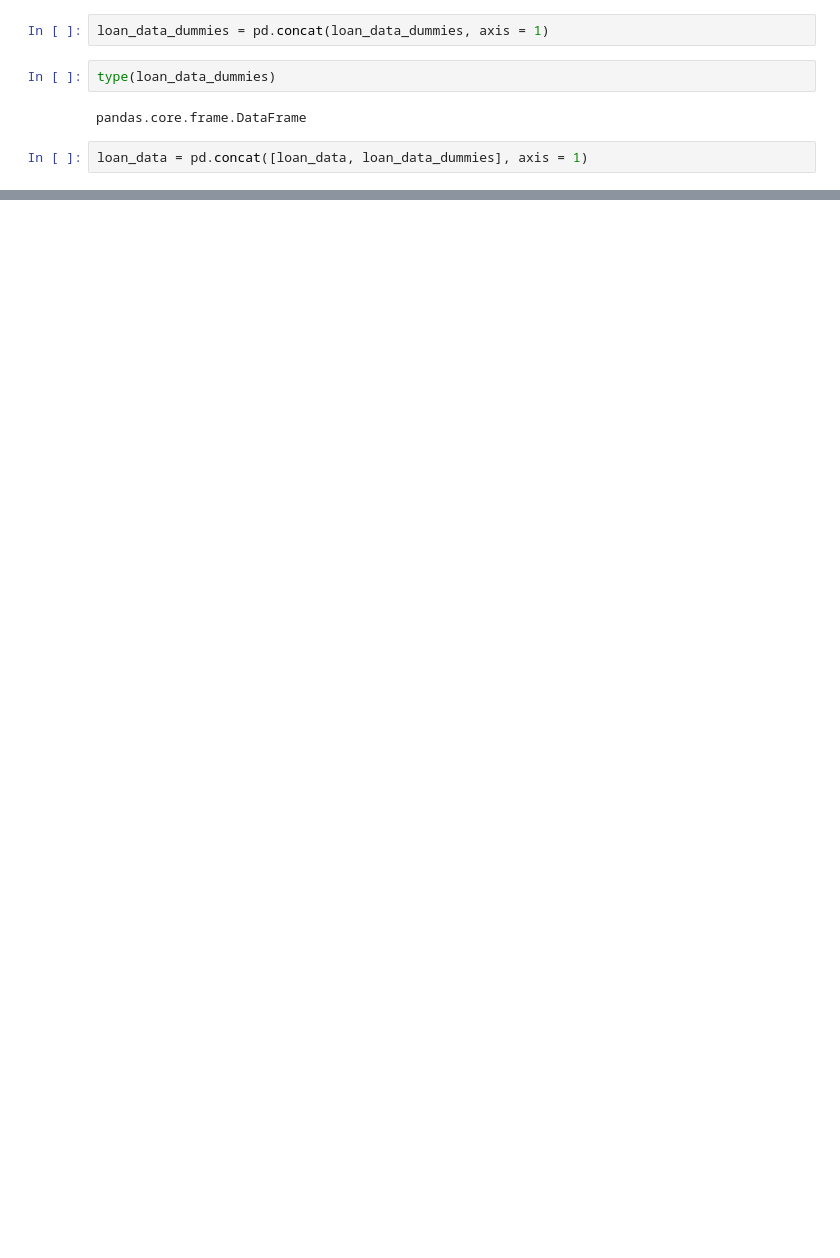
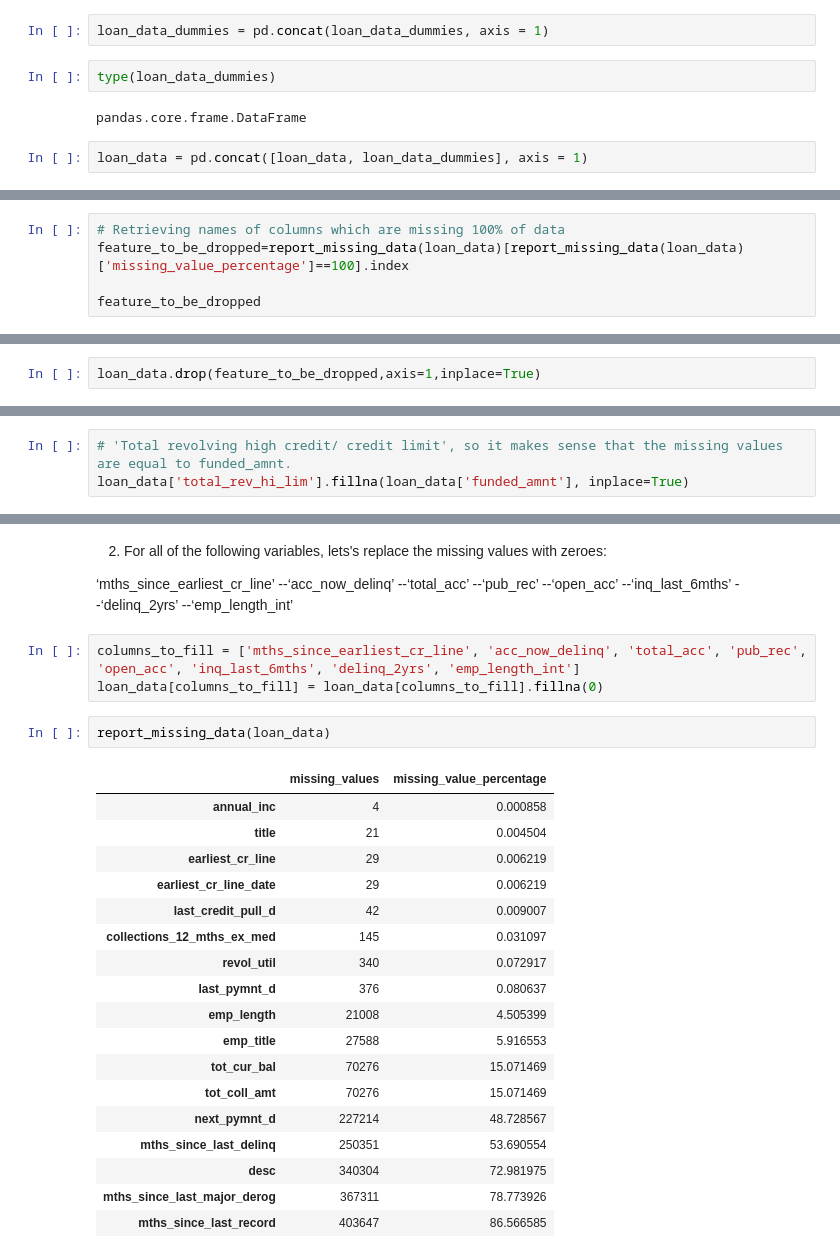
Before and after one commit to HimanshuChoudhary3004/Credit-risk-modeling, a Jupyter notebook: Data Preprocessing/Data_Preprocessing_1.ipynb, the cells around one changed output, grey strips where cells are left out. Cells and saved outputs as stored; diff of their text form; blank space fills up the shorter version.

Commit message:
Dummy variable crearted and missing value handled

```diff
--- a/Data Preprocessing/Data_Preprocessing_1.ipynb
+++ b/Data Preprocessing/Data_Preprocessing_1.ipynb
@@ -294,0 +360,5 @@ loan_data.shape
+# %%
+# Retrieving names of columns which are missing 100% of data
+feature_to_be_dropped=report_missing_data(loan_data)[report_missing_data(loan_data)['missing_value_percentage']==100].index
+
+feature_to_be_dropped
@@ -294,0 +372,2 @@ loan_data.shape
+# %%
+loan_data.drop(feature_to_be_dropped,axis=1,inplace=True)
@@ -294,0 +398,3 @@ loan_data.shape
+# %%
+# 'Total revolving high credit/ credit limit', so it makes sense that the missing values are equal to funded_amnt.
+loan_data['total_rev_hi_lim'].fillna(loan_data['funded_amnt'], inplace=True)
@@ -294,0 +430,28 @@ loan_data.shape
+# %% [markdown]
+2. For all of the following variables, lets's replace the missing values with zeroes:
+
+‘mths_since_earliest_cr_line’ --‘acc_now_delinq’ --‘total_acc’ --‘pub_rec’ --‘open_acc’ --‘inq_last_6mths’ --‘delinq_2yrs’ --‘emp_length_int’
+# %%
+columns_to_fill = ['mths_since_earliest_cr_line', 'acc_now_delinq', 'total_acc', 'pub_rec', 'open_acc', 'inq_last_6mths', 'delinq_2yrs', 'emp_length_int']
+loan_data[columns_to_fill] = loan_data[columns_to_fill].fillna(0)
+# %%
+report_missing_data(loan_data)
+# %% [output]
+|  | missing_values | missing_value_percentage |
+| annual_inc | 4 | 0.000858 |
+| title | 21 | 0.004504 |
+| earliest_cr_line | 29 | 0.006219 |
+| earliest_cr_line_date | 29 | 0.006219 |
+| last_credit_pull_d | 42 | 0.009007 |
+| collections_12_mths_ex_med | 145 | 0.031097 |
+| revol_util | 340 | 0.072917 |
+| last_pymnt_d | 376 | 0.080637 |
+| emp_length | 21008 | 4.505399 |
+| emp_title | 27588 | 5.916553 |
+| tot_cur_bal | 70276 | 15.071469 |
+| tot_coll_amt | 70276 | 15.071469 |
+| next_pymnt_d | 227214 | 48.728567 |
+| mths_since_last_delinq | 250351 | 53.690554 |
+| desc | 340304 | 72.981975 |
+| mths_since_last_major_derog | 367311 | 78.773926 |
+| mths_since_last_record | 403647 | 86.566585 |
```
Also changed, not shown: parts of 19 cells of this notebook.
